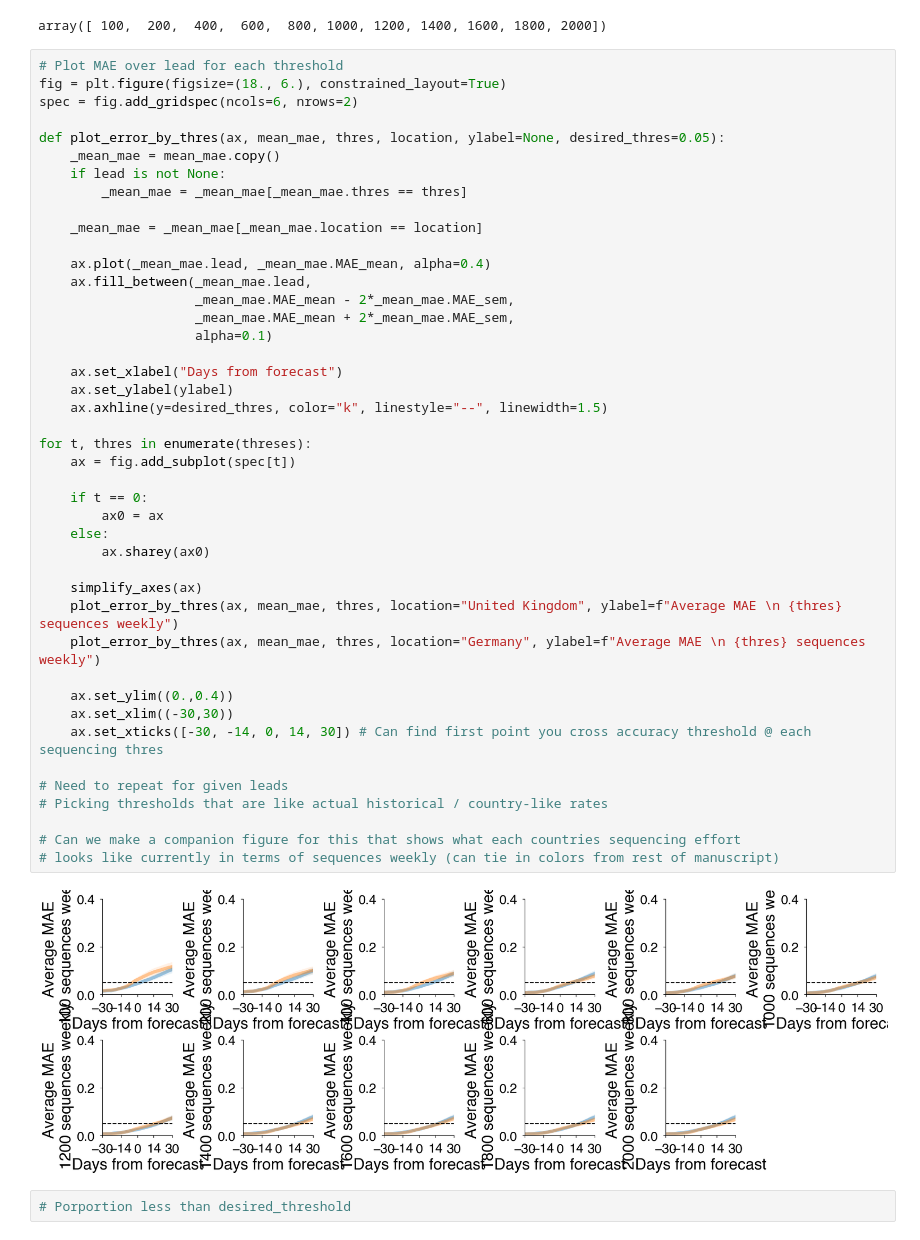
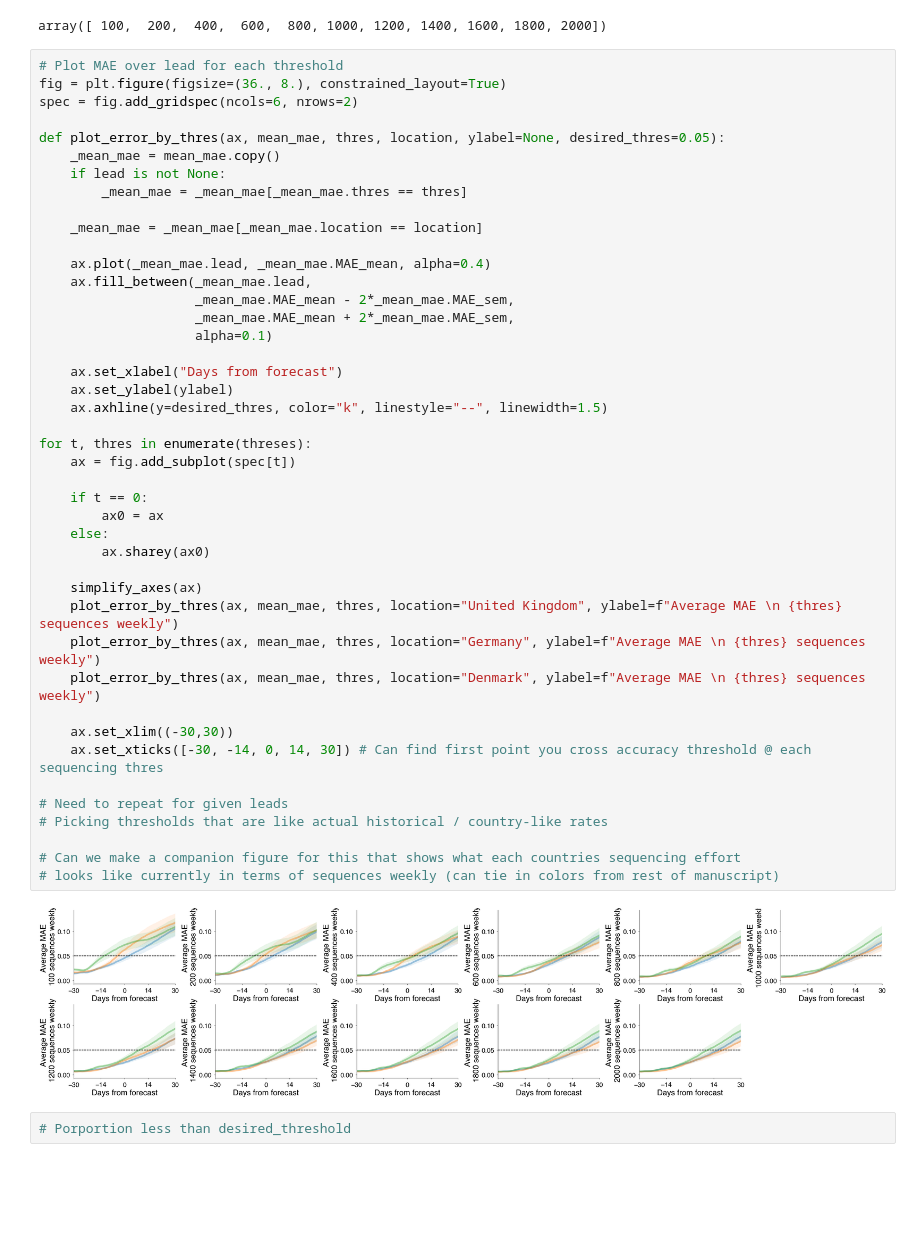
Before and after one commit to blab/ncov-forecasting-fit, a Jupyter notebook: notebooks/downscaling_plots.ipynb, the cells around one changed output. Saved outputs shown, nothing was run; the diff lists cells and outputs as text; blank space fills up the shorter version.

Commit message:
Fixing ylabel

```diff
--- a/notebooks/downscaling_plots.ipynb
+++ b/notebooks/downscaling_plots.ipynb
@@ -220,7 +220,7 @@ threses
 array([ 100,  200,  400,  600,  800, 1000, 1200, 1400, 1600, 1800, 2000])
 # %%
 # Plot MAE over lead for each threshold
-fig = plt.figure(figsize=(18., 6.), constrained_layout=True)
+fig = plt.figure(figsize=(36., 8.), constrained_layout=True)
 spec = fig.add_gridspec(ncols=6, nrows=2)
 
 def plot_error_by_thres(ax, mean_mae, thres, location, ylabel=None, desired_thres=0.05):
@@ -234,35 +234,35 @@ def plot_error_by_thres(ax, mean_mae, thres, location, ylabel=None, desired_thre
     ax.fill_between(_mean_mae.lead,
                     _mean_mae.MAE_mean - 2*_mean_mae.MAE_sem,
                     _mean_mae.MAE_mean + 2*_mean_mae.MAE_sem,
                     alpha=0.1)
 
     ax.set_xlabel("Days from forecast")
     ax.set_ylabel(ylabel)
     ax.axhline(y=desired_thres, color="k", linestyle="--", linewidth=1.5)
 
 for t, thres in enumerate(threses):
     ax = fig.add_subplot(spec[t])
 
     if t == 0:
         ax0 = ax
     else:
         ax.sharey(ax0)
 
     simplify_axes(ax)
     plot_error_by_thres(ax, mean_mae, thres, location="United Kingdom", ylabel=f"Average MAE \n {thres} sequences weekly")
     plot_error_by_thres(ax, mean_mae, thres, location="Germany", ylabel=f"Average MAE \n {thres} sequences weekly")
+    plot_error_by_thres(ax, mean_mae, thres, location="Denmark", ylabel=f"Average MAE \n {thres} sequences weekly")
 
-    ax.set_ylim((0.,0.4))
     ax.set_xlim((-30,30))
     ax.set_xticks([-30, -14, 0, 14, 30]) # Can find first point you cross accuracy threshold @ each sequencing thres
 
 # Need to repeat for given leads
 # Picking thresholds that are like actual historical / country-like rates
 
 # Can we make a companion figure for this that shows what each countries sequencing effort
 # looks like currently in terms of sequences weekly (can tie in colors from rest of manuscript)
 # %% [output]
-[figure, old version]
+[figure, new version]
 # %%
 # Porportion less than desired_threshold
 # %%
```
Also changed, not shown: parts of 3 cells of this notebook, 1 other file.
